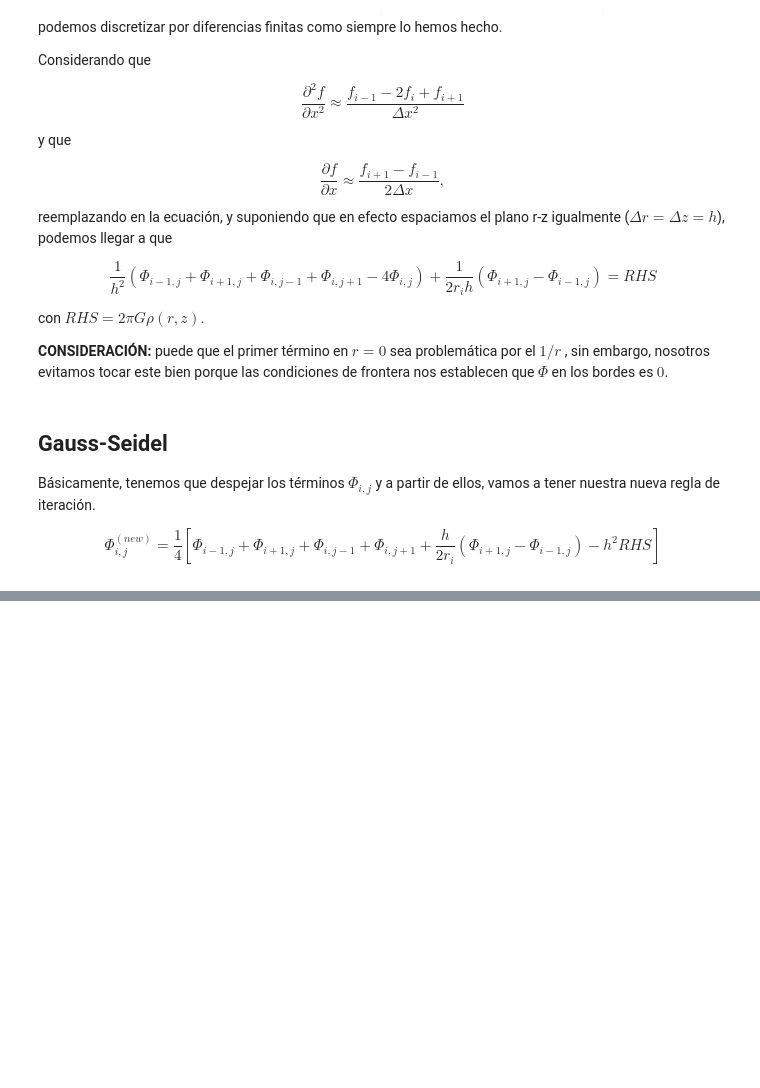
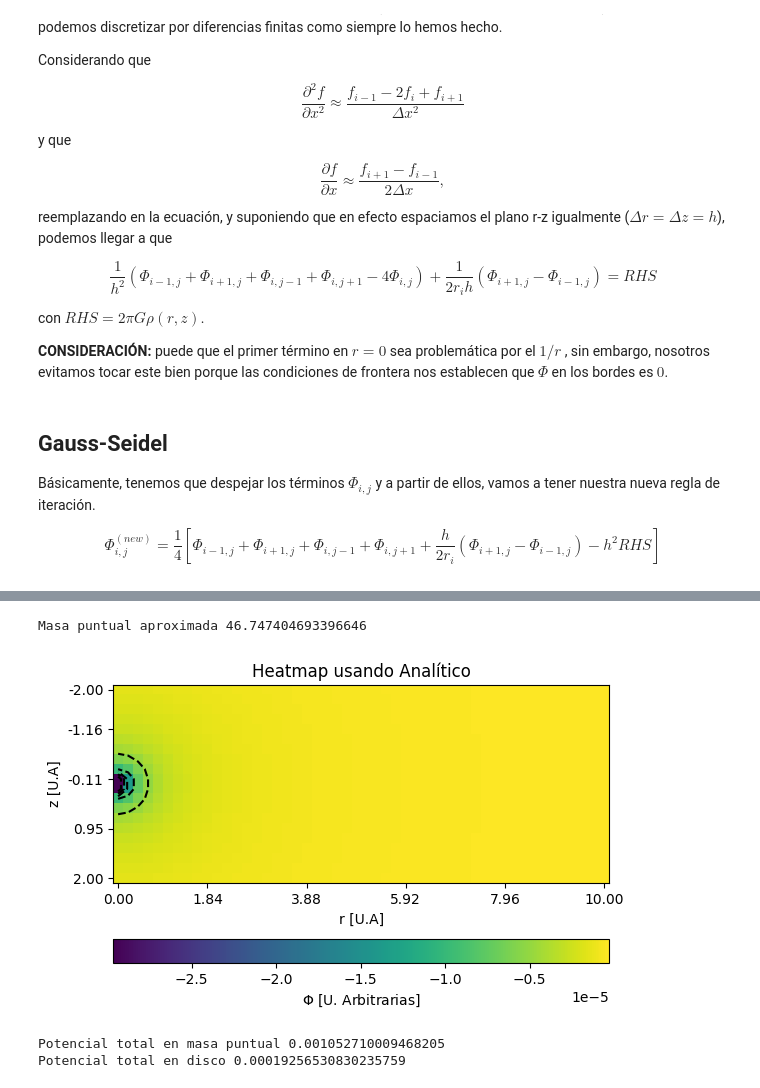
Before and after one commit to saacostad/ComputationalAstroPhysics, a Jupyter notebook: PotencialGravitacionalDiscoProtoplanetario.ipynb, the cells around one changed output, grey strips where cells are left out. Saved outputs shown, nothing was run; the diff lists cells and outputs as text; code cells hidden in the pictures; blank space fills up the shorter version.

```diff
--- a/PotencialGravitacionalDiscoProtoplanetario.ipynb
+++ b/PotencialGravitacionalDiscoProtoplanetario.ipynb
@@ -133,0 +242,3 @@ plt.show()
+# %%
+def anal_solution(r, z):
+    return -(G*M) / (np.sqrt(r**2 + z**2))
@@ -133,0 +300,20 @@ plt.show()
+# %%
+# Creamos la meshgrid
+R, Z = np.meshgrid(r, z)
+
+# Voy a tener una aproximación de la masa puntual "integrando"
+M = np.sum(RHS(R, Z) / RHSconstant)
+print(f"Masa puntual aproximada {M}")
+
+PHI_anal = anal_solution(R, Z)
+
+create_plots(PHI_anal.T, r, z, method = "Analítico")
+
+
+print(f"Potencial total en masa puntual {np.sum(abs(PHI_anal))}")
+print(f"Potencial total en disco {np.sum(abs(PHI_SOR))}")
+# %% [output]
+Masa puntual aproximada 46.747404693396646
+[figure, added]
+Potencial total en masa puntual 0.001052710009468205
+Potencial total en disco 0.00019256530830235759
```
Also changed, not shown: parts of 17 cells of this notebook, 1 other file.
